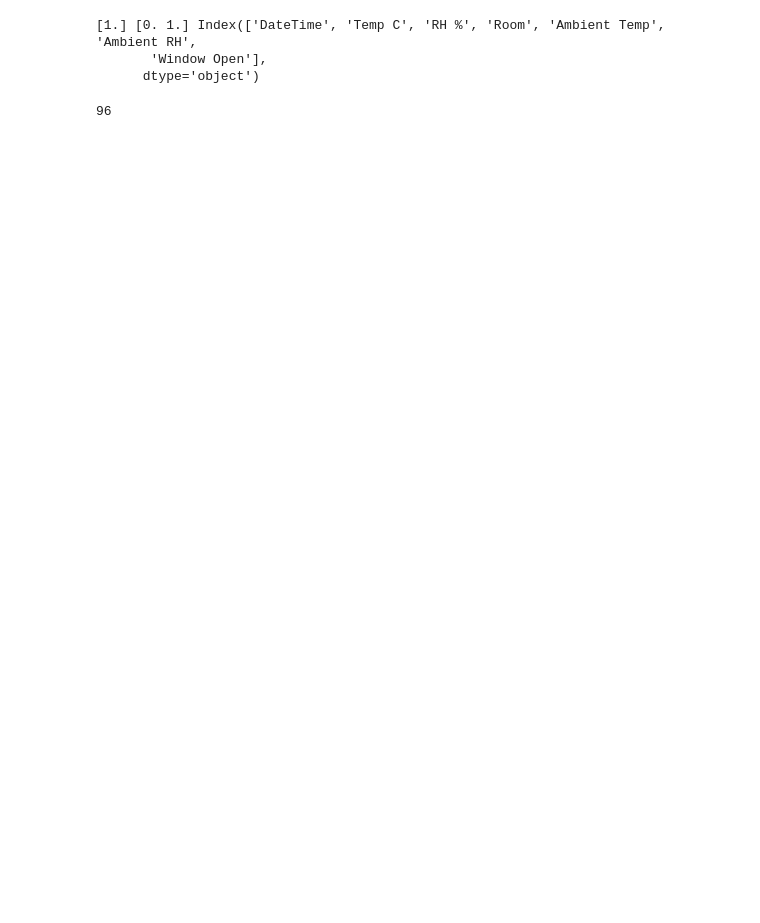
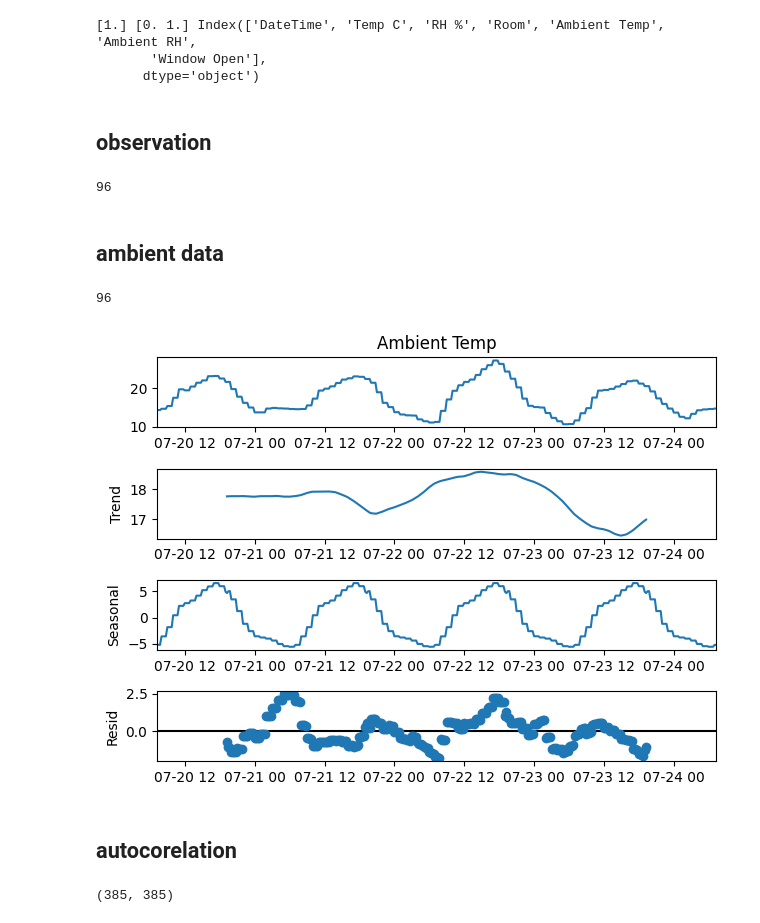
Before and after one commit to juliet29/windows, a Jupyter notebook: analysis/notebooks/230508_deriv2.ipynb, the cells around one changed output. Drawn from its saved outputs; the diff is of its cells as text; code cells hidden in the pictures; blank space fills up the shorter version.

```diff
--- a/analysis/notebooks/230508_deriv2.ipynb
+++ b/analysis/notebooks/230508_deriv2.ipynb
@@ -24,6 +25,8 @@ print(a00["Window Open"].unique(), a01["Window Open"].unique(), a00.columns)
 [1.] [0. 1.] Index(['DateTime', 'Temp C', 'RH %', 'Room', 'Ambient Temp', 'Ambient RH',
        'Window Open'],
       dtype='object')
+# %% [markdown]
+## observation
 # %%
 # period => # samples per unit in length of time over which seasonality occurs (here, 4 samples/1 hour) * length of time over which seasonality occurs (here, 24 hours)
 n_samples = 4
@@ -102,3 +105,18 @@ fig.add_trace(go.Scatter(
 fig.update_xaxes(
     dtick=4*60*60*1000, #1 hr in miliseconds,
     tickformat='%a-%H')
+# %% [markdown]
+## ambient data
+# %%
+# period => # samples per unit in length of time over which seasonality occurs (here, 4 samples/1 hour) * length of time over which seasonality occurs (here, 24 hours)
+n_samples = 4
+seasonality_period = 24
+period = n_samples*seasonality_period
+print(period)
+
+results_amb = seasonal_decompose(a01["Ambient Temp"],model='additive', period=period)
+
+results_amb.plot();
+# %% [output]
+96
+[figure, added]
@@ -104,0 +194,2 @@ fig.update_xaxes(
+# %% [markdown]
+## autocorelation
@@ -104,0 +201,4 @@ fig.update_xaxes(
+# %%
+len(acorr), len(a01["Temp C"])
+# %% [output]
+(385, 385)
```
Also changed, not shown: parts of 5 cells of this notebook, 2 other files.
